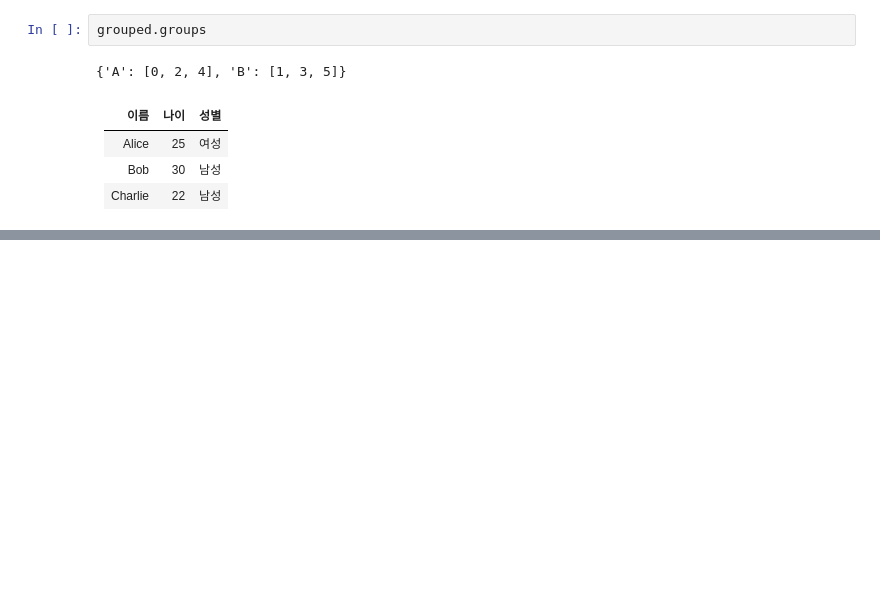
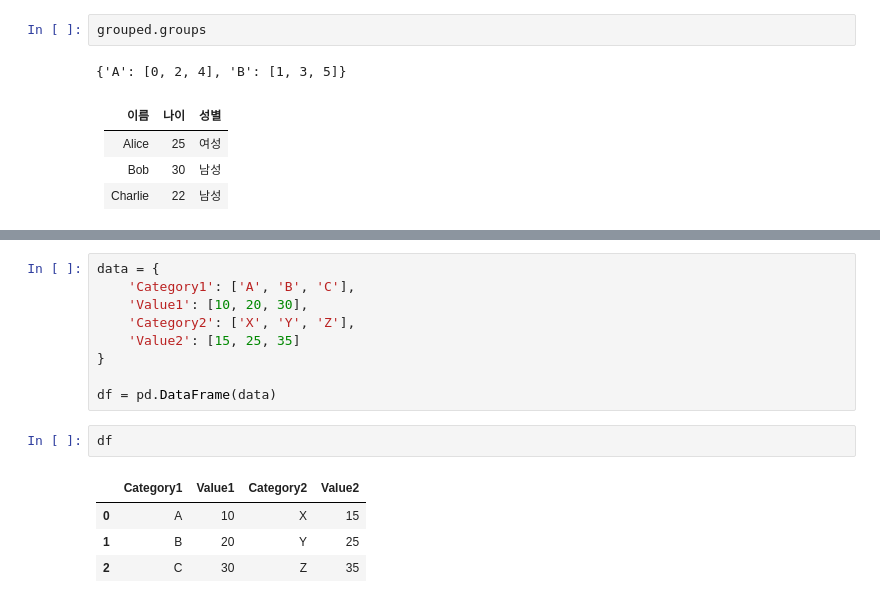
Before and after one commit to wordnbeing/sessac_visualproject, a Jupyter notebook: exeam.ipynb, the cells around one changed output, grey strips where cells are left out. Saved outputs shown, nothing was run; the diff lists cells and outputs as text; blank space fills up the shorter version.

```diff
--- a/exeam.ipynb
+++ b/exeam.ipynb
@@ -163,0 +336,16 @@ grouped.groups
+# %%
+data = {
+    'Category1': ['A', 'B', 'C'],
+    'Value1': [10, 20, 30],
+    'Category2': ['X', 'Y', 'Z'],
+    'Value2': [15, 25, 35]
+}
+
+df = pd.DataFrame(data)
+# %%
+df
+# %% [output]
+|  | Category1 | Value1 | Category2 | Value2 |
+| 0 | A | 10 | X | 15 |
+| 1 | B | 20 | Y | 25 |
+| 2 | C | 30 | Z | 35 |
```
Also changed, not shown: parts of 24 cells of this notebook, 40 other files.
